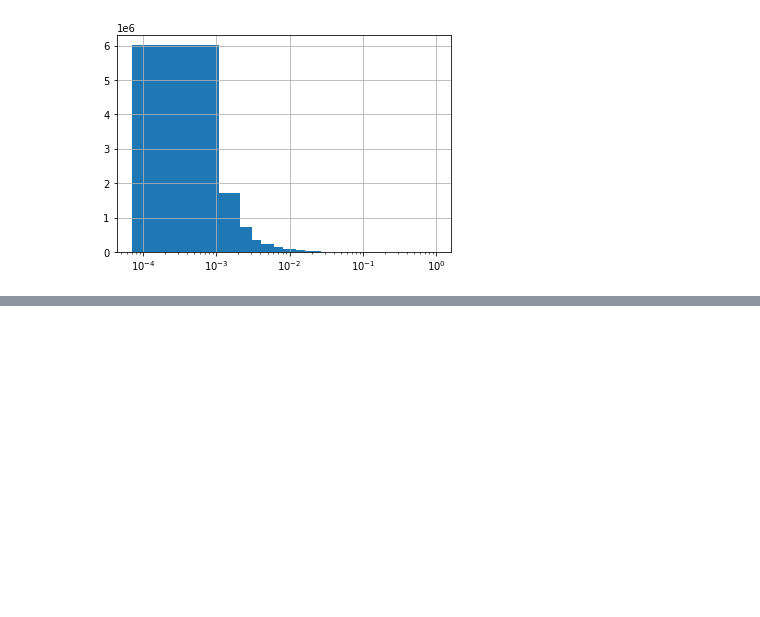
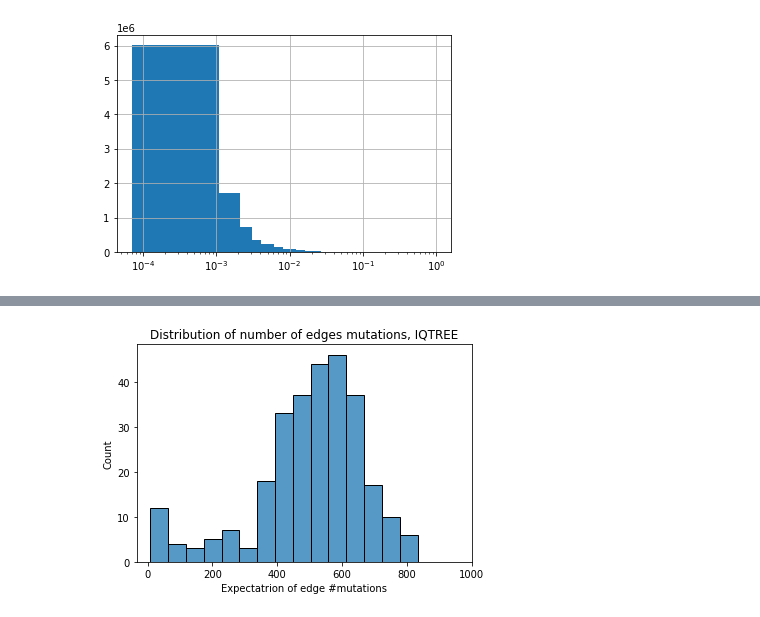
Before and after one commit to mitoclub/PyMutSpec, a Jupyter notebook: notebooks/pastml_report.ipynb, the cells around one changed output, grey strips where cells are left out. Cells and saved outputs as stored; diff of their text form; code cells hidden in the pictures; blank space fills up the shorter version.

```diff
--- a/notebooks/pastml_report.ipynb
+++ b/notebooks/pastml_report.ipynb
@@ -132,0 +192,8 @@ mut_proba.groupby("MutBase").ProbaFull.sum().sort_index().plot.bar();
+# %%
+sns.histplot(mut_proba.groupby("AltNode").ProbaFull.sum())
+plt.title("Distribution of number of edges mutations, IQTREE")
+plt.xlabel("Expectatrion of edge #mutations")
+plt.xlim(None, 1000)
+plt.show()
+# %% [output]
+[figure, added]
```
Also changed, not shown: parts of 21 cells of this notebook, 2 other files.
